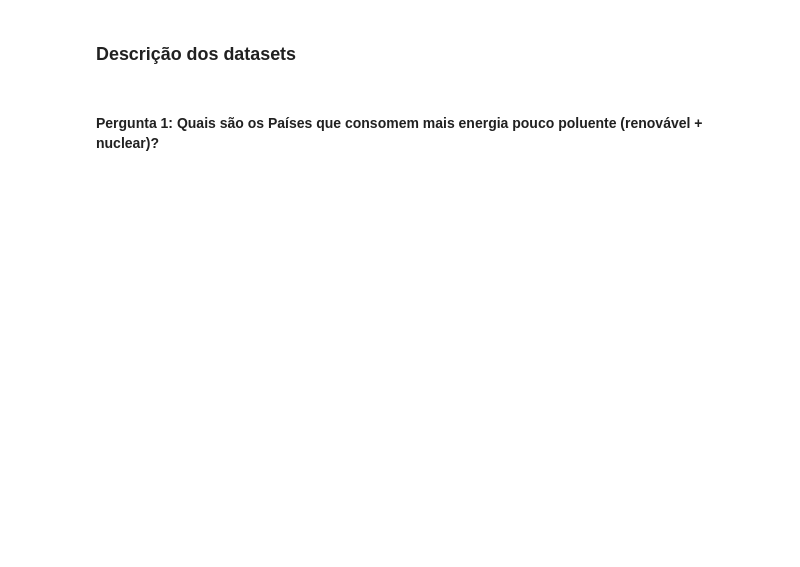
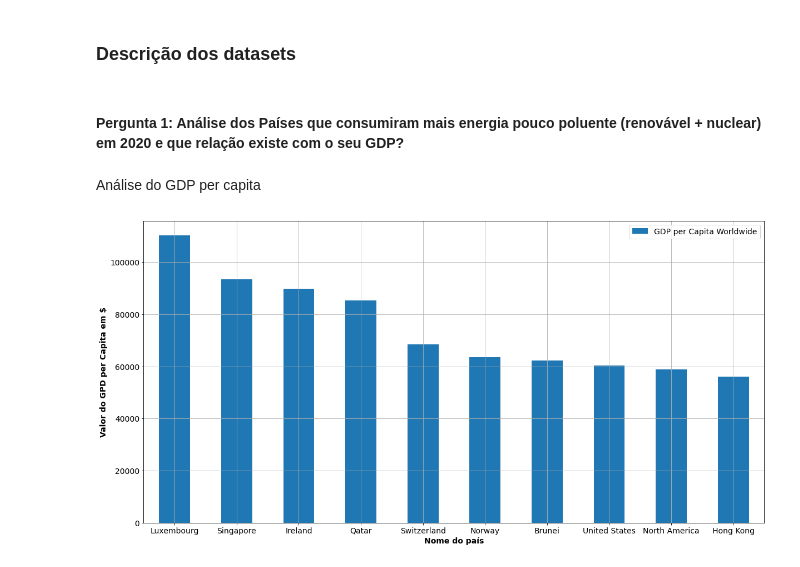
Before and after one commit to ZeMiguelGomes/SGD-data-analysis, a Jupyter notebook: Projeto 2 SGD .ipynb, the cells around one changed output. Cells and saved outputs as stored; diff of their text form; code cells hidden in the pictures; blank space fills up the shorter version.

Commit message:
Pergunta 1 + Pergunta 2

```diff
--- a/Projeto 2 SGD .ipynb
+++ b/Projeto 2 SGD .ipynb
@@ -53,5 +55,23 @@ energySourceCountry = pd.read_csv("primary-energy-source-bar.csv")
 co2PerCapita = pd.read_csv("co2-per-capita-vs-renewable-electricity.csv")
 productionAndSupplyEnergy = pd.read_csv("Production_Trade_and_Supply_of_Energy.csv", encoding='latin-1')
 electricityPrice2021 = pd.read_excel("global-electricity-per-kwh-pricing-2021.xlsx")
+GDP_perCapita = pd.read_csv("gdp-per-capita-worldbank.csv")
+GDPcountries = pd.read_excel("GDP_Countries.xlsx")
 # %% [markdown]
-#### Pergunta 1: Quais são os Países que consomem mais energia pouco poluente (renovável + nuclear)?
+#### Pergunta 1: Análise dos  Países que consumiram mais energia pouco poluente (renovável + nuclear) em 2020 e que relação existe com o seu GDP?
+# %% [markdown]
+Análise do GDP per capita
+# %%
+#Drop unwated data
+GDP_perCapita = GDP_perCapita[GDP_perCapita['Year'].isin([2020])]
+GDP_perCapita.rename(columns = {'GDP per capita, PPP (constant 2017 international $)':'GDP per capita'}, inplace = True)
+
+GDP_perCapitaPlot = GDP_perCapita
+GDP_perCapitaPlot = GDP_perCapitaPlot.sort_values(by=['GDP per capita'],ascending=False).iloc[:10]
+GDP_perCapitaPlot.plot.bar(x='Entity', y='GDP per capita', rot=0, grid=True, figsize=(20,10))
+plt.xlabel('Nome do país', fontweight='bold')
+plt.ylabel('Valor do GPD per Capita em $', fontweight='bold')
+plt.legend(['GDP per Capita Worldwide'])
+plt.show()
+# %% [output]
+[figure, added]
```
Also changed, not shown: parts of 14 cells of this notebook, 3 other files.
